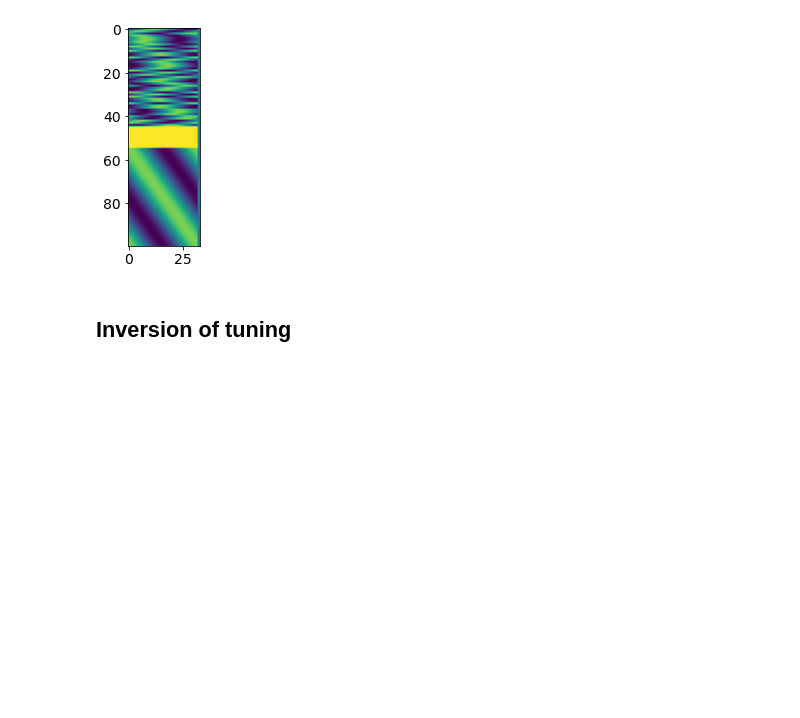
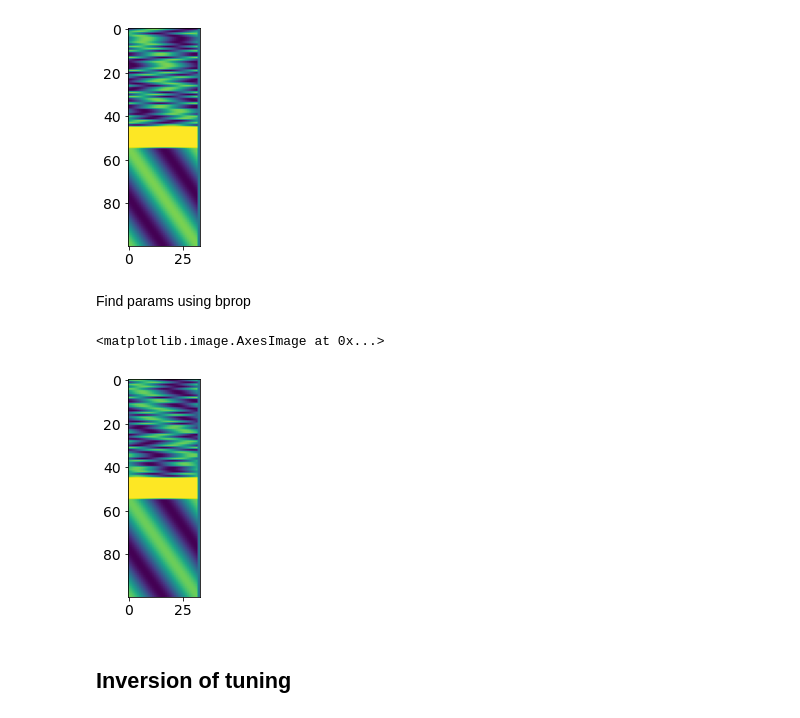
Before and after one commit to azaho/rnnmin, a Jupyter notebook: HD.ipynb, the cells around one changed output. Cells and saved outputs as stored; diff of their text form; code cells hidden in the pictures; blank space fills up the shorter version.

```diff
--- a/HD.ipynb
+++ b/HD.ipynb
@@ -744,6 +744,57 @@ Running the model...
 ((0.28116992115974426, 0.0022354815155267715, 15.844405843489465, 0.23934596247882528), tensor(0.1090, grad_fn=<AddBackward0>), tensor(0.0100, grad_fn=<AddBackward0>))
 <matplotlib.image.AxesImage at 0x...>
 [figure]
+# %% [markdown]
+Find params using bprop
+# %%
+R1_N = 45
+R2_N = 45
+DT_N = 10
+R1_i = torch.arange(0, R1_N, dtype=int)
+DT_i = torch.arange(R1_N, R1_N+DT_N, dtype=int)
+R2_i = torch.arange(R1_N+DT_N, R1_N+DT_N+R2_N, dtype=int)
+R1, R2, DT = R1_i, R2_i, DT_i
+R1_pref = torch.arange(len(R1))/len(R1)*180
+DT_pref = torch.arange(len(DT))/len(DT)*180
+R2_pref = torch.arange(len(R2))/len(R2)*180
+
+# RANDOM tuning change
+with open(f"data/test/best_params.json", 'r', encoding='utf-8') as f:
+    best_params = json.load(f)
+
+model = new_model()
+for j, i in enumerate(R1):
+    in_pref_shift = best_params["r1_pref_shifts"][j]
+    in_pref = torch.arange(orientation_neurons)/orientation_neurons * 180 - in_pref_shift
+    put_weights(model, "IN", [i], units_from_pref=in_pref, units_to_pref=R1_pref[j:j+1], m=best_params["in_r_m"])#16)
+#put_weights(model, "IN", DT, m=0.16)
+put_weights(model, "IN", R2, m=best_params["in_r_m"])
+put_weights(model, "IN", DT, m=best_params["in_dt_m"], weight_fun=weight_ns)
+
+put_weights(model, R1, R1, m=best_params["r_r_m"])
+#put_weights(model, DT, DT, m=0.16*R1_N/DT_N)
+put_weights(model, R2, R2, m=best_params["r_r_m"])
+
+put_weights(model, R1, DT, units_to_pref=DT_pref, m=best_params["r1_dt_m"], weight_fun=weight_ns)
+#put_weights(model, R2, DT, units_to_pref=DT_pref, m=-0.16/4)
+put_weights(model, DT, R2, m=best_params["dt_r2_m"], weight_fun=weight_ns)# m=0.15*R1_N/DT_N if DT_N>0 else 0)
+
+put_bias(model, R1, m=best_params["r1_b_m"])
+put_bias(model, DT, m=best_params["dt_b_m"])
+put_bias(model, R2, m=best_params["r2_b_m"])
+
+with torch.no_grad():
+    model.fc_h2y.weight[0, :] = torch.tensor(best_params["w_h_y_0"])
+    model.fc_h2y.weight[1, :] = torch.tensor(best_params["w_h_y_1"])
+    model.fc_h2y.weight[2, :] = torch.tensor(best_params["w_h_y_2"])
+    model.fc_h2y.weight[3, :] = torch.tensor(best_params["w_h_y_3"])
+save_model(model)
+#print(analyze_error(model))
+
+plt.imshow(model.fc_x2ah.weight.detach().numpy())
+# %% [output]
+<matplotlib.image.AxesImage at 0x...>
+[figure, added]
 # %% [markdown]
 ## Inversion of tuning
 # %%
```
Also changed, not shown: 3 other files.
